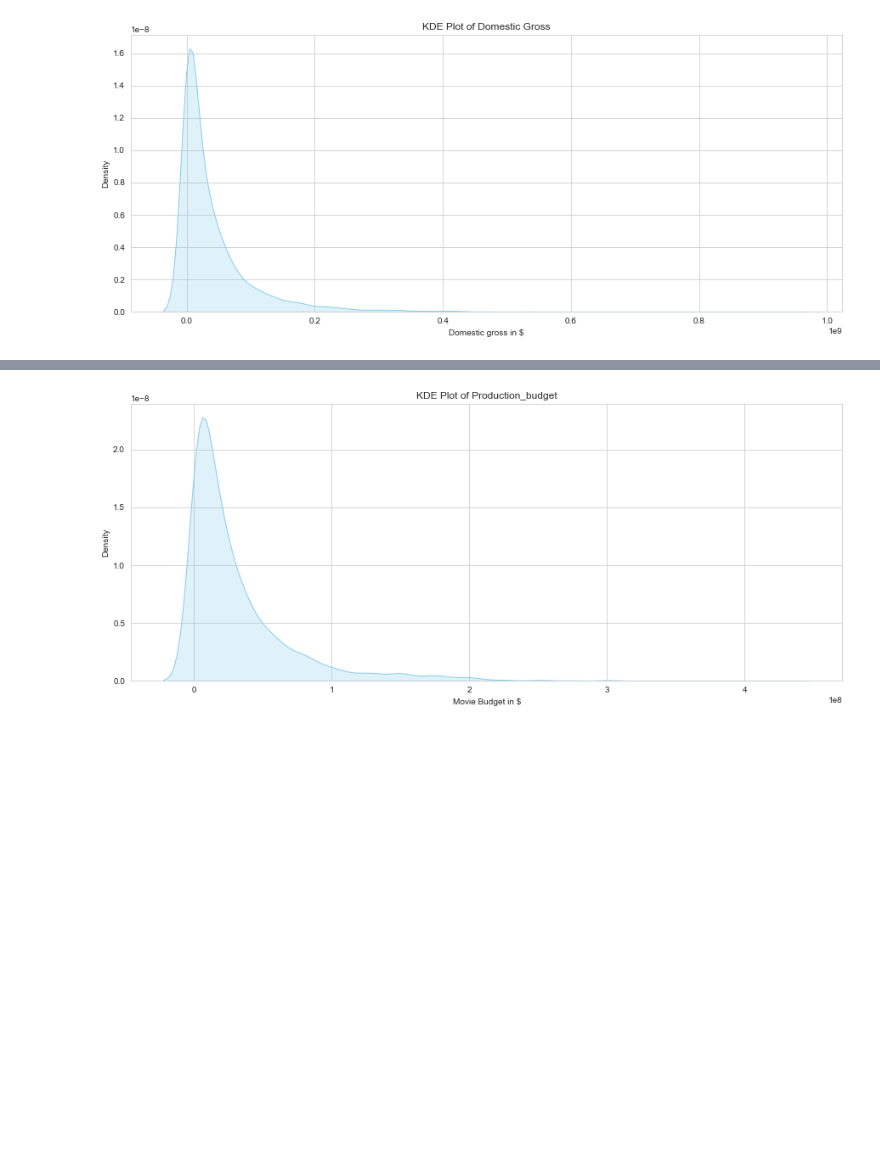
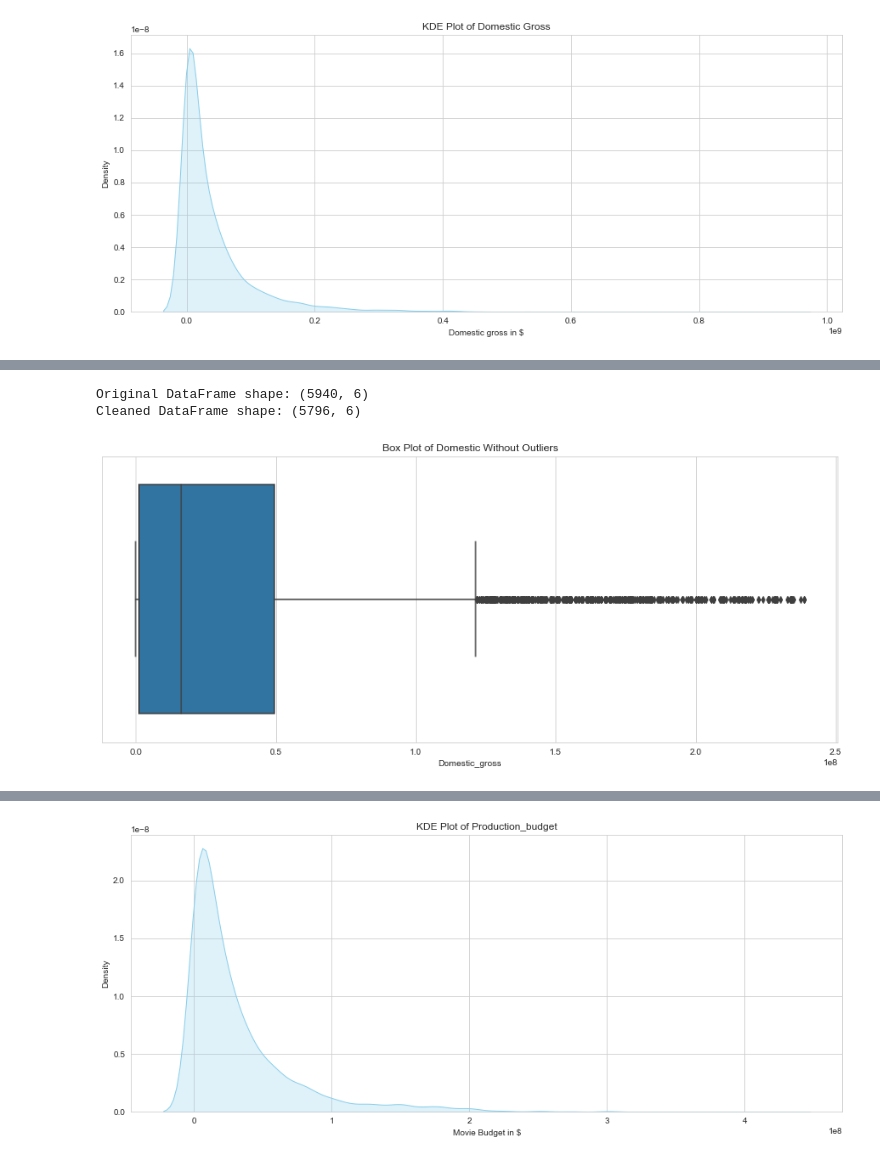
Before and after one commit to Bakley/Talanta-hela, a Jupyter notebook: notebooks/Data_Validation.ipynb, the cells around one changed output, grey strips where cells are left out. Drawn from its saved outputs; the diff is of its cells as text; code cells hidden in the pictures; blank space fills up the shorter version.

```diff
--- a/notebooks/Data_Validation.ipynb
+++ b/notebooks/Data_Validation.ipynb
@@ -1107,3 +1174,28 @@ plt.ylabel('Density')
 plt.show()
 # %% [output]
 [figure]
+# %%
+#IQR Domestic Gross
+Q1 = tmdb_tn_merged['domestic_gross'].quantile(0.25)
+Q3 = tmdb_tn_merged['domestic_gross'].quantile(0.75)
+IQR = Q3 - Q1
+
+# Define the outlier bounds
+lower_bound = Q1 - 1.5 * IQR
+upper_bound = Q3 + 1.5 * IQR
+
+# Find the outliers
+outliers = tmdb_tn_merged[(tmdb_tn_merged['domestic_gross'] < lower_bound) | (tmdb_tn_merged['domestic_gross'] > upper_bound)]
+
+print("--- Outliers using the IQR method ---")
+print(f"Q1 (25th percentile): {Q1}")
+print(f"Q3 (75th percentile): {Q3}")
+print(f"IQR: {IQR}")
+print(f"Lower Bound: {lower_bound}")
+print(f"Upper Bound: {upper_bound}")
+
+if not outliers.empty:
+    print("\nOutliers found:")
+    print(outliers)
+else:
+    print("\nNo outliers found.")
@@ -1109,0 +1220,16 @@ plt.show()
+# %%
+tmdb_tn_merged_cleaned = tmdb_tn_merged[(tmdb_tn_merged['domestic_gross'] >= lower_bound) & (tmdb_tn_merged['domestic_gross'] <= upper_bound)]
+
+print("Original DataFrame shape:", tmdb_tn_merged.shape)
+print("Cleaned DataFrame shape:", tmdb_tn_merged_cleaned.shape)
+# %% [output]
+Original DataFrame shape: (5940, 6)
+Cleaned DataFrame shape: (5796, 6)
+# %%
+plt.figure(figsize=(15, 6))
+sns.boxplot(x=tmdb_tn_merged_cleaned['domestic_gross'])
+plt.title('Box Plot of Domestic Without Outliers')
+plt.xlabel('Domestic_gross')
+plt.show()
+# %% [output]
+[figure, added]
```
Also changed, not shown: parts of 104 cells of this notebook.
